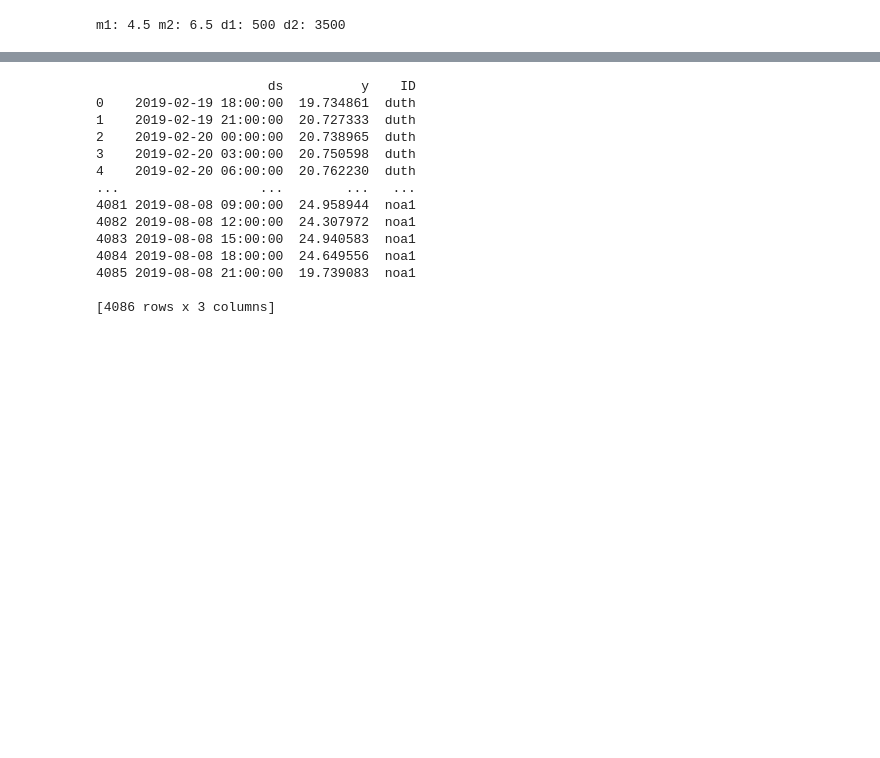
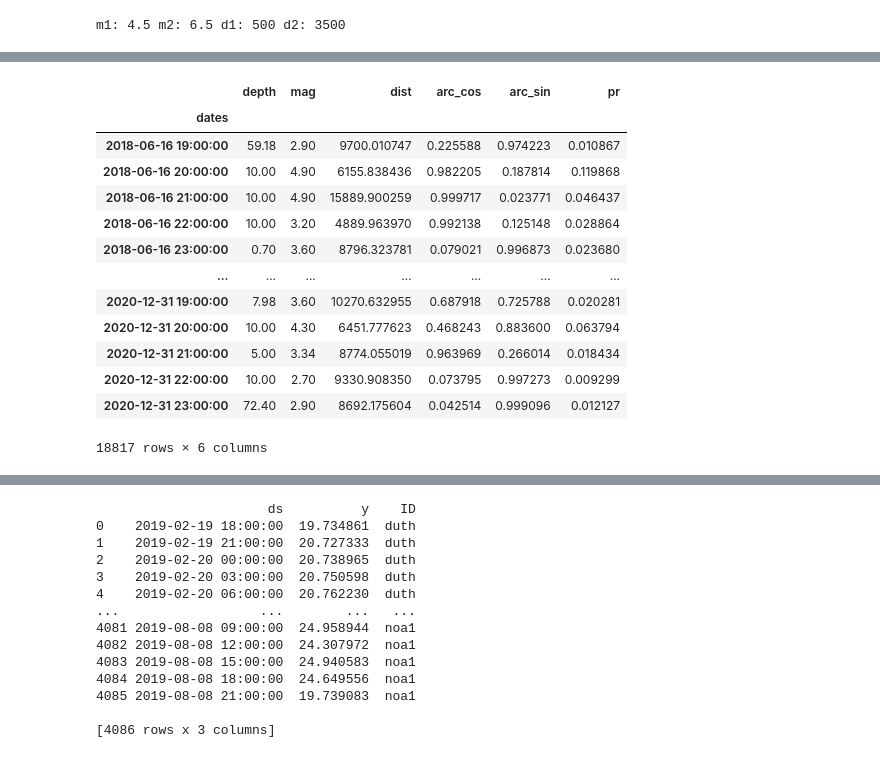
Before and after one commit to carloscanodomingo/NeuralProphetEQ, a Jupyter notebook: testing_EQ.ipynb, the cells around one changed output, grey strips where cells are left out. Cells and saved outputs as stored; diff of their text form; code cells hidden in the pictures; blank space fills up the shorter version.

```diff
--- a/testing_EQ.ipynb
+++ b/testing_EQ.ipynb
@@ -412,0 +223,17 @@ ValueError: Length mismatch: Expected axis has 2 elements, new values have 3 ele
+# %%
+df_events.iloc[(df_events.index > df.keys()[4][0] - timedelta(50))]
+# %% [output]
+|  | depth | mag | dist | arc_cos | arc_sin | pr |
+| dates |  |  |  |  |  |  |
+| 2018-06-16 19:00:00 | 59.18 | 2.90 | 9700.010747 | 0.225588 | 0.974223 | 0.010867 |
+| 2018-06-16 20:00:00 | 10.00 | 4.90 | 6155.838436 | 0.982205 | 0.187814 | 0.119868 |
+| 2018-06-16 21:00:00 | 10.00 | 4.90 | 15889.900259 | 0.999717 | 0.023771 | 0.046437 |
+| 2018-06-16 22:00:00 | 10.00 | 3.20 | 4889.963970 | 0.992138 | 0.125148 | 0.028864 |
+| 2018-06-16 23:00:00 | 0.70 | 3.60 | 8796.323781 | 0.079021 | 0.996873 | 0.023680 |
+| ... | ... | ... | ... | ... | ... | ... |
+| 2020-12-31 19:00:00 | 7.98 | 3.60 | 10270.632955 | 0.687918 | 0.725788 | 0.020281 |
+| 2020-12-31 20:00:00 | 10.00 | 4.30 | 6451.777623 | 0.468243 | 0.883600 | 0.063794 |
+| 2020-12-31 21:00:00 | 5.00 | 3.34 | 8774.055019 | 0.963969 | 0.266014 | 0.018434 |
+| 2020-12-31 22:00:00 | 10.00 | 2.70 | 9330.908350 | 0.073795 | 0.997273 | 0.009299 |
+| 2020-12-31 23:00:00 | 72.40 | 2.90 | 8692.175604 | 0.042514 | 0.999096 | 0.012127 |
+18817 rows × 6 columns
```
Also changed, not shown: parts of 31 cells of this notebook, 8 other files.
